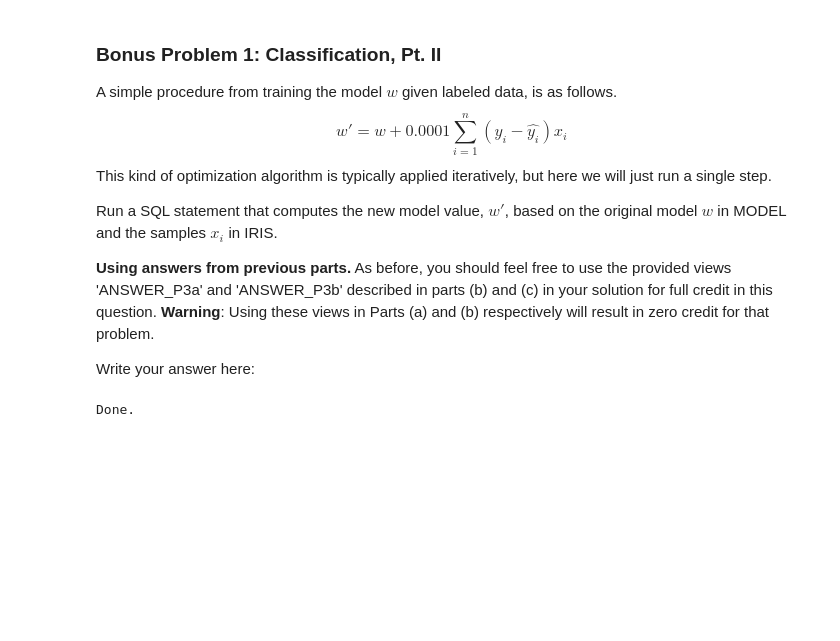
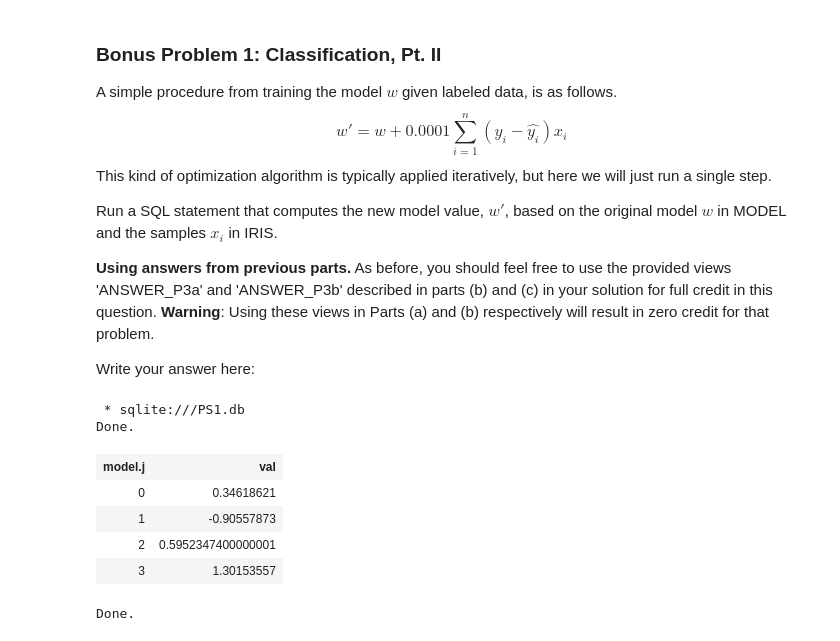
Before and after one commit to YHGui/cs145-notebooks-2016, a Jupyter notebook: PS1/PS1.ipynb, the cells around one changed output. Drawn from its saved outputs; the diff is of its cells as text; code cells hidden in the pictures; blank space fills up the shorter version.

```diff
--- a/PS1/PS1.ipynb
+++ b/PS1/PS1.ipynb
@@ -588,6 +703,20 @@ Run a SQL statement that computes the new model value, $w'$, based on the origin
 As before, you should feel free to use the provided views 'ANSWER_P3a' and 'ANSWER_P3b' described in parts (b) and (c) in your solution for full credit in this question. **Warning**: Using these views in Parts (a) and (b) respectively will result in zero credit for that problem.
 
 Write your answer here:
+# %%
+%%sql
+select model.j, model.val + 0.0001 * ( sum( ( iris.label - p3b.val ) * x.val ) ) as val
+from model, iris, answer_p3b as p3b, x
+where iris.i = p3b.i and iris.i = x.i and model.j = x.j
+group by x.j
+# %% [output]
+ * sqlite:///PS1.db
+Done.
+| model.j | val |
+| 0 | 0.34618621 |
+| 1 | -0.90557873 |
+| 2 | 0.5952347400000001 |
+| 3 | 1.30153557 |
 # %%
 """
 Expected output below- don't re-evaluate this cell!
```
Also changed, not shown: parts of 8 cells of this notebook, 1 other file.
